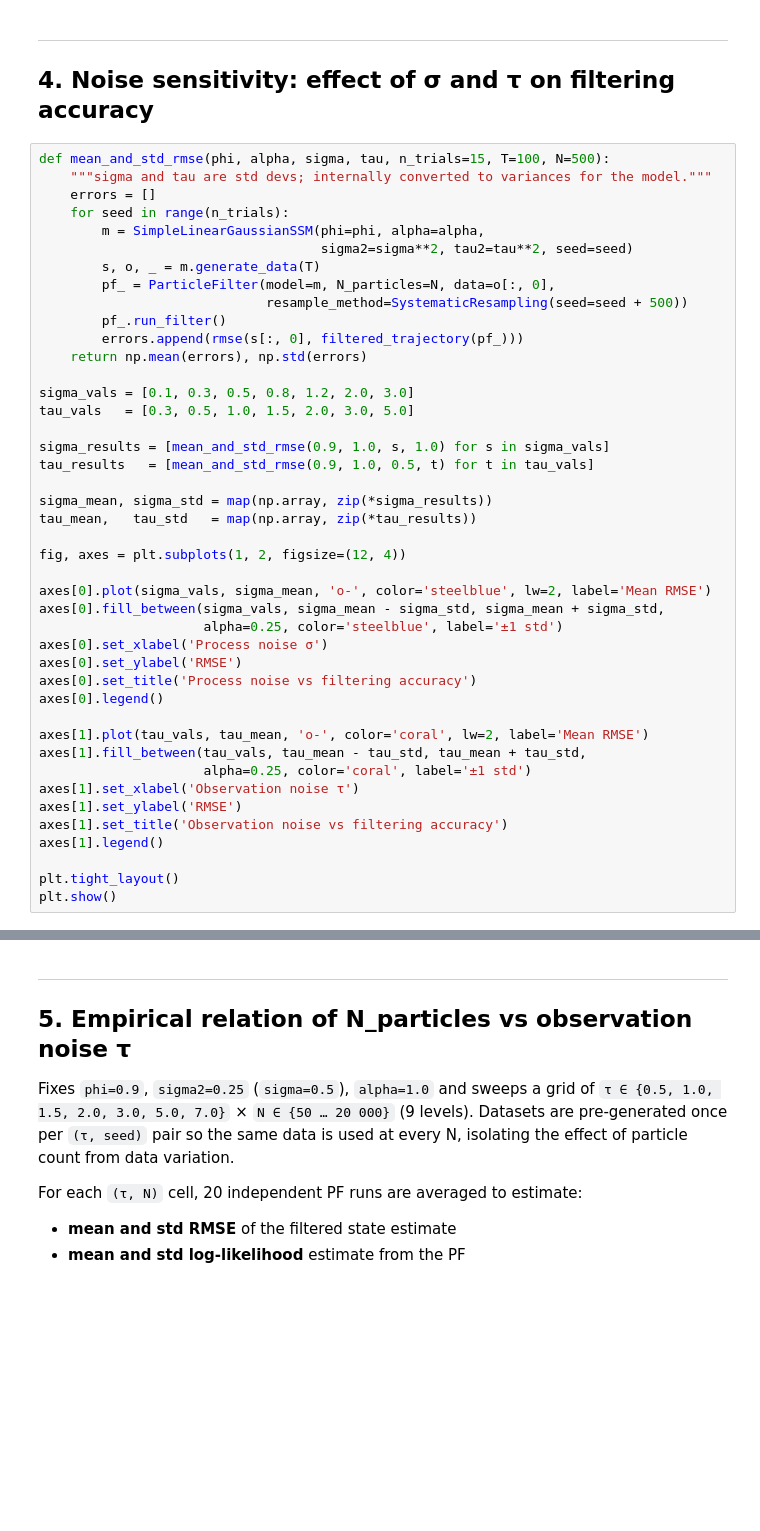
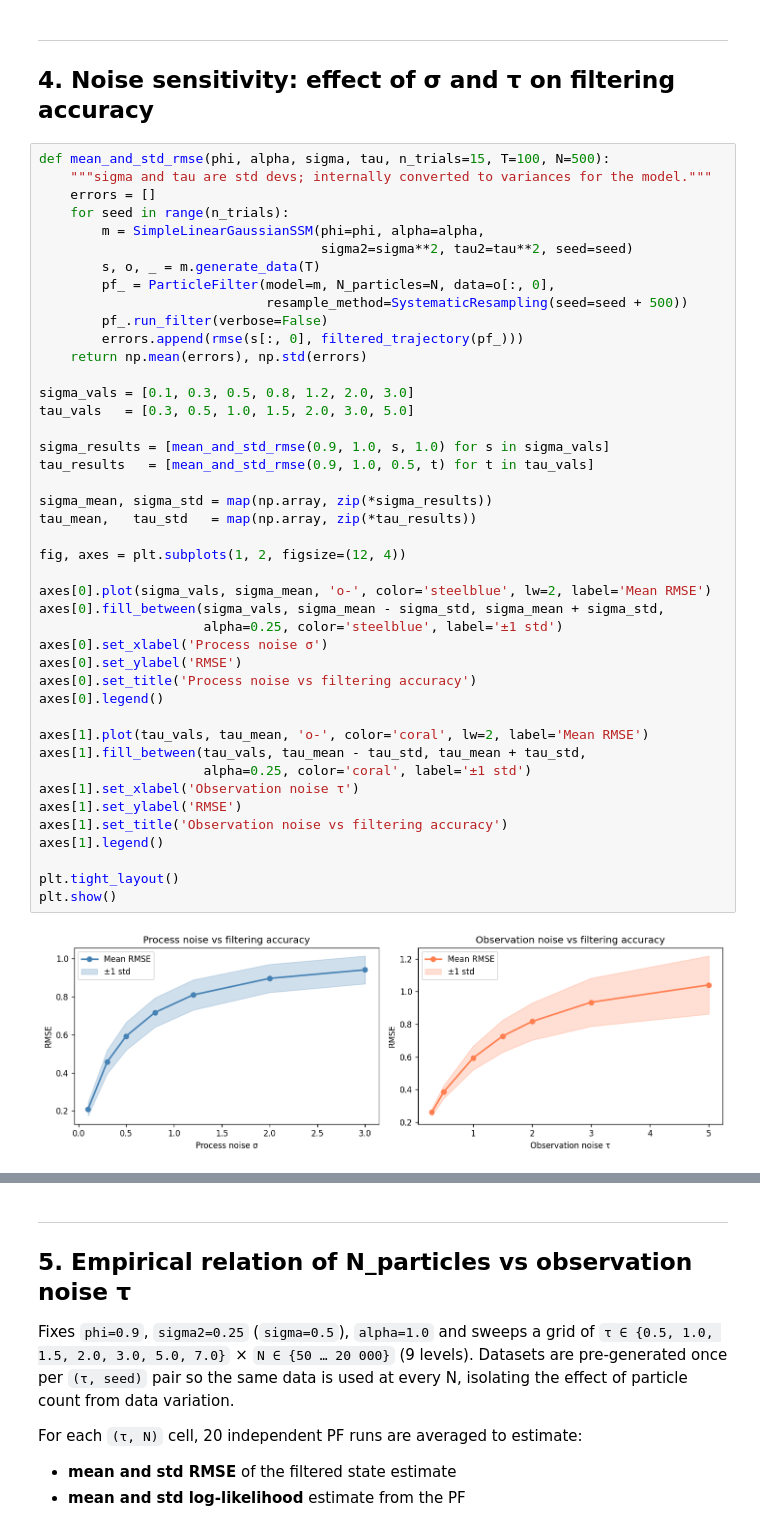
Before and after one commit to rickyli02/particle_filter_project_submission, a Jupyter notebook: notebooks/testing_estimation.ipynb, the cells around one changed output, grey strips where cells are left out. Cells and saved outputs as stored; diff of their text form; blank space fills up the shorter version.

```diff
--- a/notebooks/testing_estimation.ipynb
+++ b/notebooks/testing_estimation.ipynb
@@ -229,39 +234,41 @@ def mean_and_std_rmse(phi, alpha, sigma, tau, n_trials=15, T=100, N=500):
         s, o, _ = m.generate_data(T)
         pf_ = ParticleFilter(model=m, N_particles=N, data=o[:, 0],
                              resample_method=SystematicResampling(seed=seed + 500))
-        pf_.run_filter()
+        pf_.run_filter(verbose=False)
         errors.append(rmse(s[:, 0], filtered_trajectory(pf_)))
     return np.mean(errors), np.std(errors)
 
 sigma_vals = [0.1, 0.3, 0.5, 0.8, 1.2, 2.0, 3.0]
 tau_vals   = [0.3, 0.5, 1.0, 1.5, 2.0, 3.0, 5.0]
 
 sigma_results = [mean_and_std_rmse(0.9, 1.0, s, 1.0) for s in sigma_vals]
 tau_results   = [mean_and_std_rmse(0.9, 1.0, 0.5, t) for t in tau_vals]
 
 sigma_mean, sigma_std = map(np.array, zip(*sigma_results))
 tau_mean,   tau_std   = map(np.array, zip(*tau_results))
 
 fig, axes = plt.subplots(1, 2, figsize=(12, 4))
 
 axes[0].plot(sigma_vals, sigma_mean, 'o-', color='steelblue', lw=2, label='Mean RMSE')
 axes[0].fill_between(sigma_vals, sigma_mean - sigma_std, sigma_mean + sigma_std,
                      alpha=0.25, color='steelblue', label='±1 std')
 axes[0].set_xlabel('Process noise σ')
 axes[0].set_ylabel('RMSE')
 axes[0].set_title('Process noise vs filtering accuracy')
 axes[0].legend()
 
 axes[1].plot(tau_vals, tau_mean, 'o-', color='coral', lw=2, label='Mean RMSE')
 axes[1].fill_between(tau_vals, tau_mean - tau_std, tau_mean + tau_std,
                      alpha=0.25, color='coral', label='±1 std')
 axes[1].set_xlabel('Observation noise τ')
 axes[1].set_ylabel('RMSE')
 axes[1].set_title('Observation noise vs filtering accuracy')
 axes[1].legend()
 
 plt.tight_layout()
 plt.show()
+# %% [output]
+[figure, added]
 # %%
 from models.linear_gaussian import LinearGaussianSSM
 from estimation.kalman_filter import KalmanFilter
```
Also changed, not shown: parts of 13 cells of this notebook, 4 other files.
